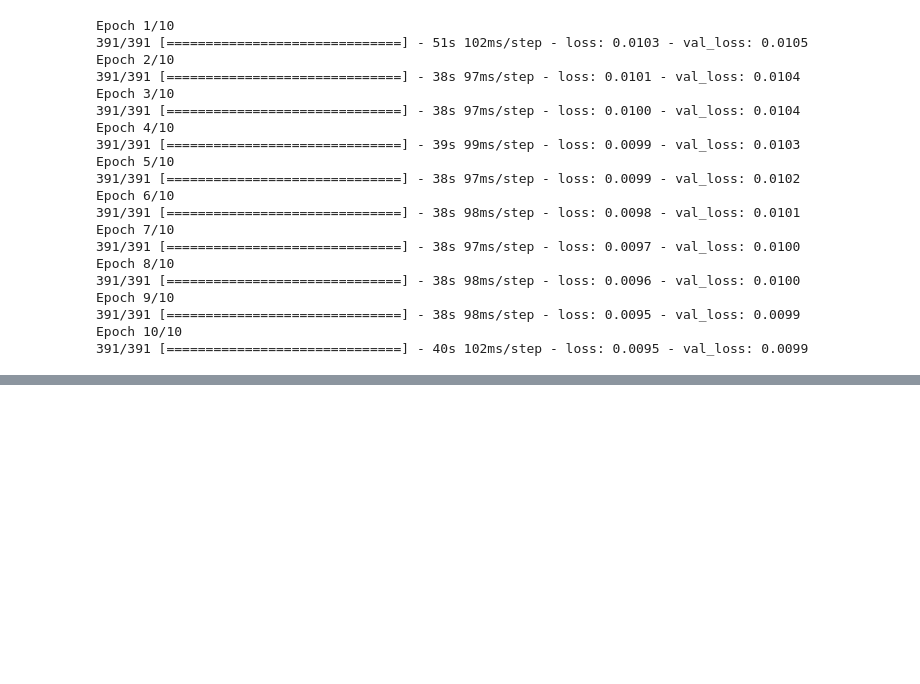
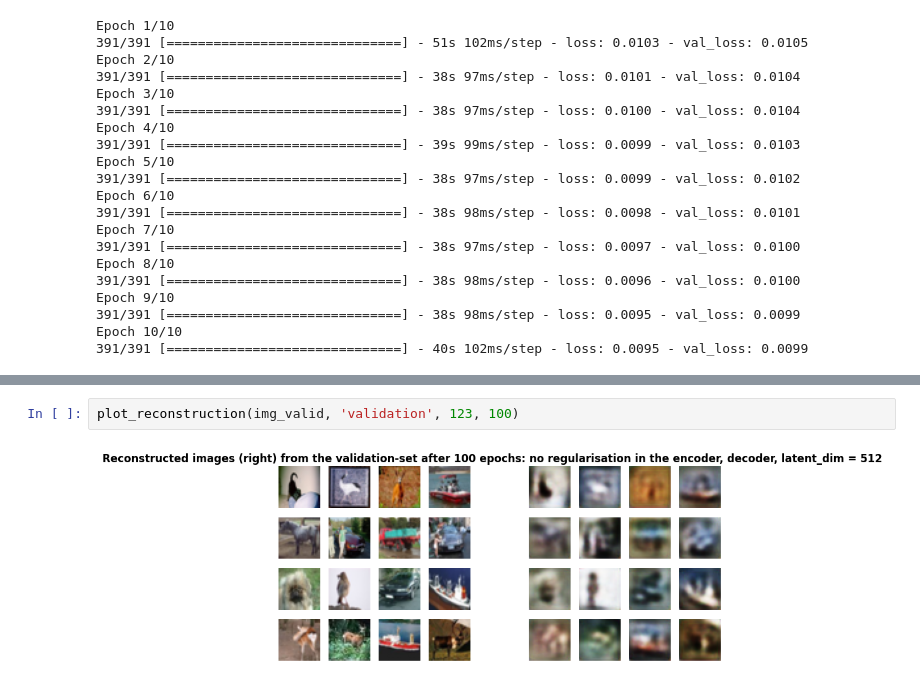
Before and after one commit to AtSourav/L2-vs-L1-vs-CB-loss-in-deep-CNN-based-AE-on-cifar10, a Jupyter notebook: AE_cifar10_mse_HeNormal_L2.ipynb, the cells around one changed output, grey strips where cells are left out. Cells and saved outputs as stored; diff of their text form; blank space fills up the shorter version.

```diff
--- a/AE_cifar10_mse_HeNormal_L2.ipynb
+++ b/AE_cifar10_mse_HeNormal_L2.ipynb
@@ -345,0 +412,4 @@ Epoch 10/10
+# %%
+plot_reconstruction(img_valid, 'validation', 123, 100)
+# %% [output]
+[figure, added]
```
Also changed, not shown: parts of 5 cells of this notebook.
